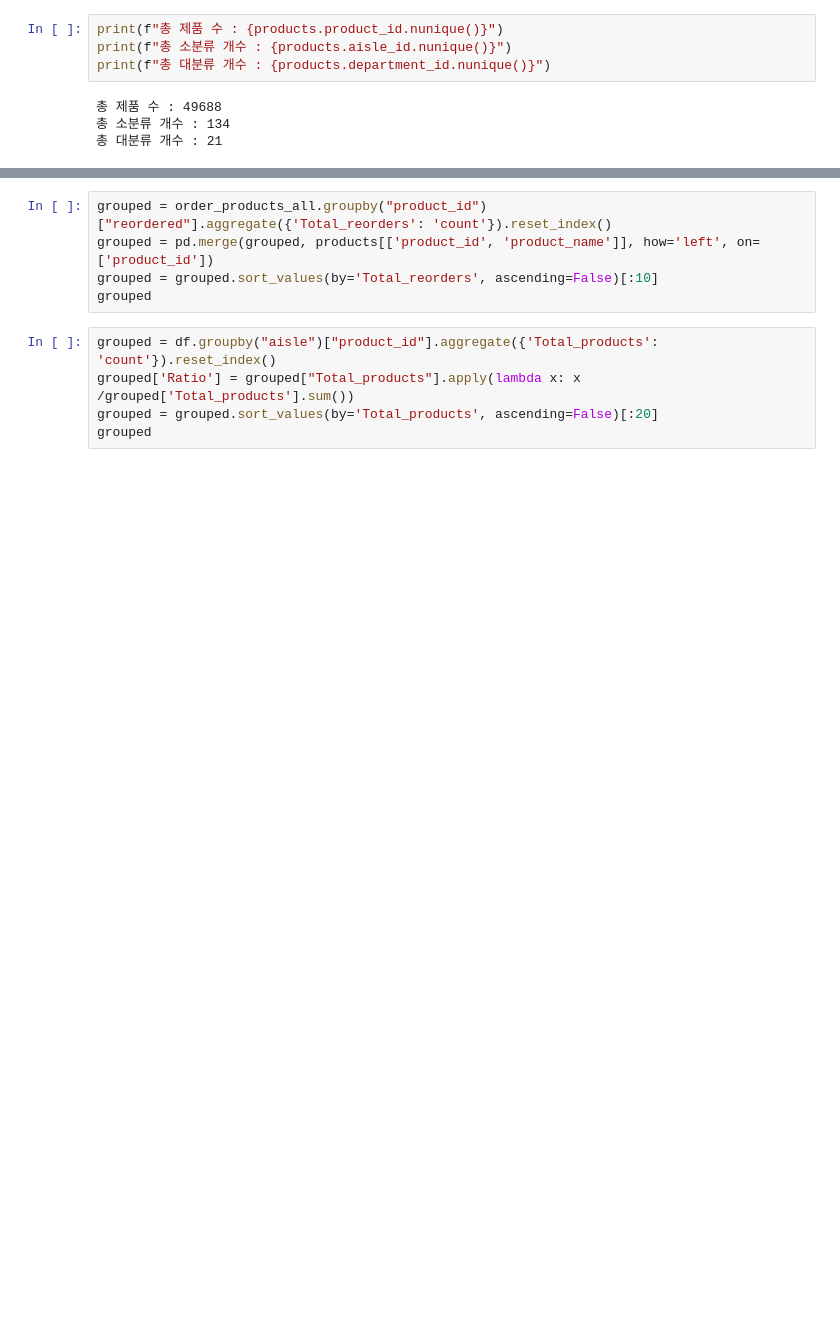
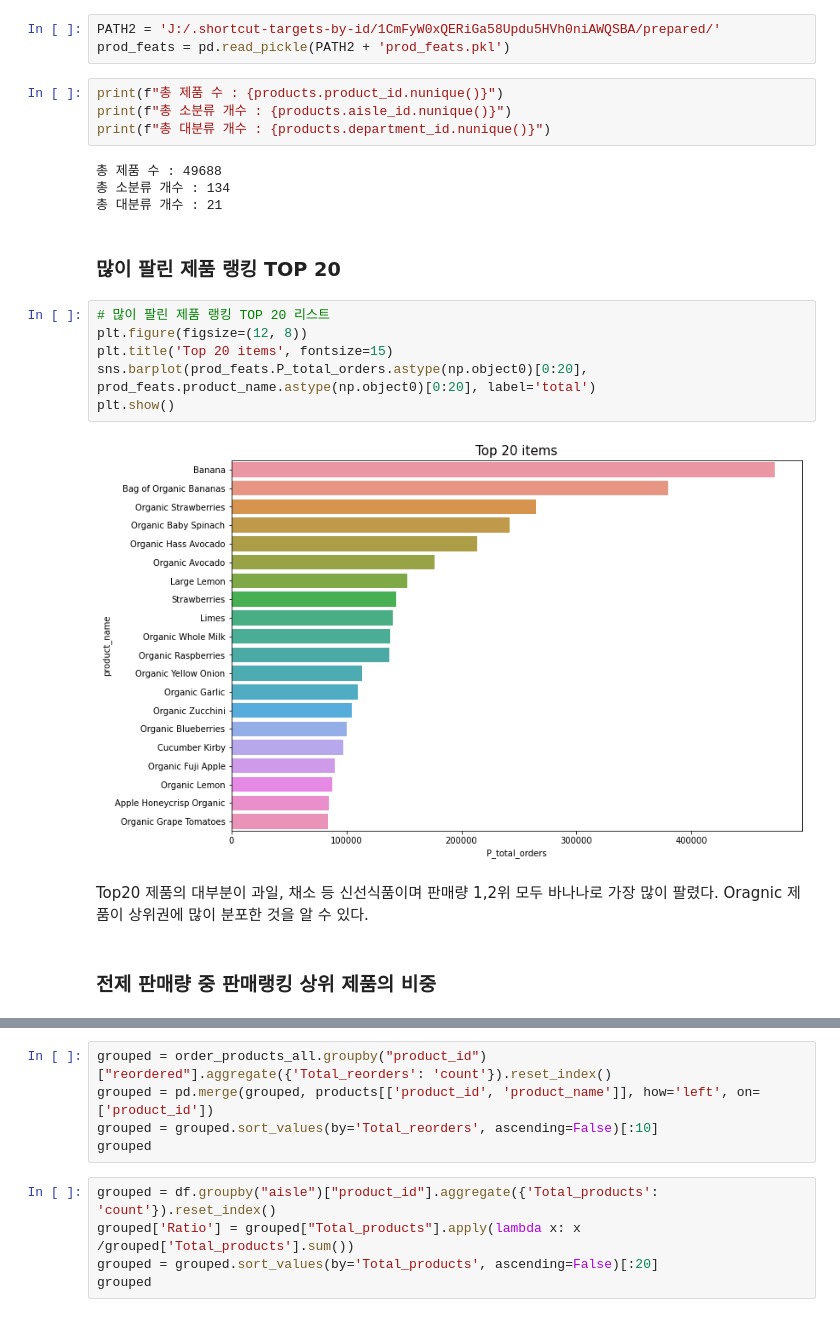
Before and after one commit to helperjby/Wishlist_project, a Jupyter notebook: 1. Data Description and Analysis.ipynb, the cells around one changed output, grey strips where cells are left out. Drawn from its saved outputs; the diff is of its cells as text; blank space fills up the shorter version.

```diff
--- a/1. Data Description and Analysis.ipynb
+++ b/1. Data Description and Analysis.ipynb
@@ -465,6 +472,9 @@ department_id    0
 dtype: int64
 # %% [markdown]
 ### product_id & aisle_od & department_id
+# %%
+PATH2 = 'J:/.shortcut-targets-by-id/1CmFyW0xQERiGa58Updu5HVh0niAWQSBA/prepared/'
+prod_feats = pd.read_pickle(PATH2 + 'prod_feats.pkl')
 # %%
 print(f"총 제품 수 : {products.product_id.nunique()}")
 print(f"총 소분류 개수 : {products.aisle_id.nunique()}")
@@ -473,3 +483,17 @@ print(f"총 대분류 개수 : {products.department_id.nunique()}")
 총 제품 수 : 49688
 총 소분류 개수 : 134
 총 대분류 개수 : 21
+# %% [markdown]
+### 많이 팔린 제품 랭킹 TOP 20
+# %%
+# 많이 팔린 제품 랭킹 TOP 20 리스트
+plt.figure(figsize=(12, 8))
+plt.title('Top 20 items', fontsize=15)
+sns.barplot(prod_feats.P_total_orders.astype(np.object0)[0:20], prod_feats.product_name.astype(np.object0)[0:20], label='total')
+plt.show()
+# %% [output]
+[figure, added]
+# %% [markdown]
+ Top20 제품의 대부분이 과일, 채소 등 신선식품이며 판매량 1,2위 모두 바나나로 가장 많이 팔렸다. Oragnic 제품이 상위권에 많이 분포한 것을 알 수 있다.
+# %% [markdown]
+### 전제 판매량 중 판매랭킹 상위 제품의 비중
```
Also changed, not shown: parts of 20 cells of this notebook.
